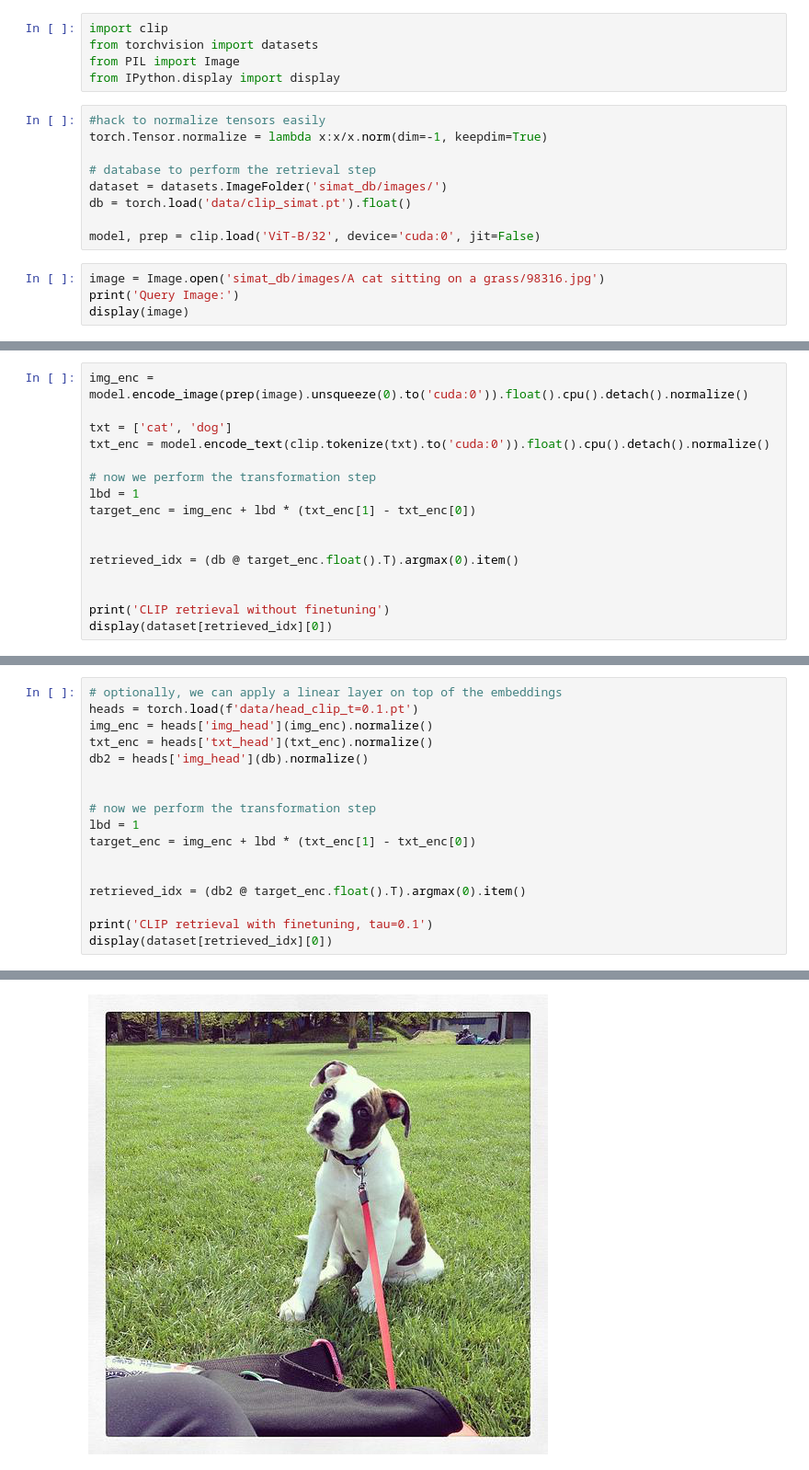
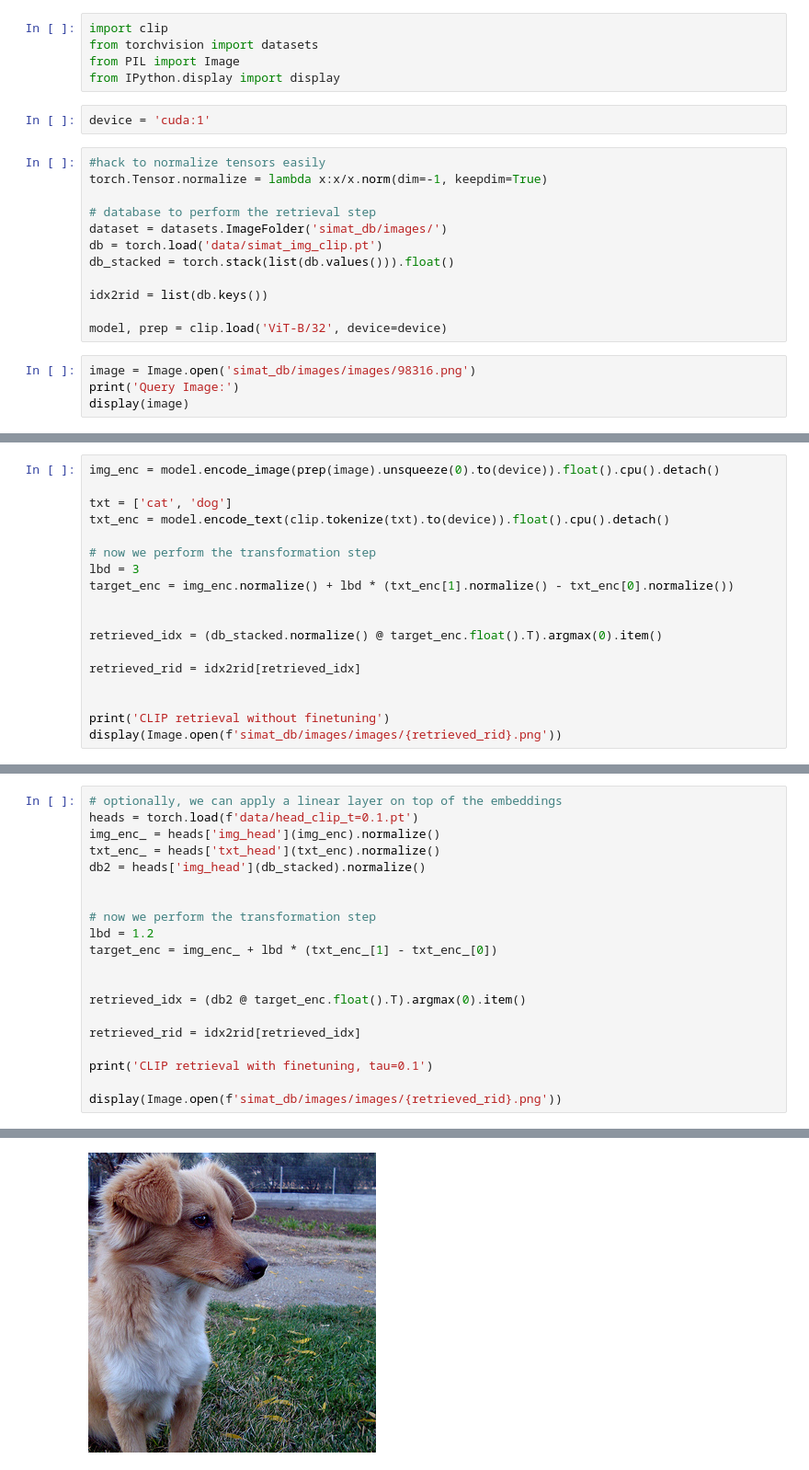
Before and after one commit to facebookresearch/SIMAT, a Jupyter notebook: demo.ipynb, the cells around one changed output, grey strips where cells are left out. Shown at 92% size. Drawn from its saved outputs; the diff is of its cells as text.

```diff
--- a/demo.ipynb
+++ b/demo.ipynb
@@ -3,17 +3,22 @@ import clip
 from torchvision import datasets
 from PIL import Image
 from IPython.display import display
+# %%
+device = 'cuda:1'
 # %%
 #hack to normalize tensors easily
 torch.Tensor.normalize = lambda x:x/x.norm(dim=-1, keepdim=True)
 
 # database to perform the retrieval step
 dataset = datasets.ImageFolder('simat_db/images/')
-db = torch.load('data/clip_simat.pt').float()
+db = torch.load('data/simat_img_clip.pt')
+db_stacked = torch.stack(list(db.values())).float()
 
-model, prep = clip.load('ViT-B/32', device='cuda:0', jit=False)
+idx2rid = list(db.keys())
+
+model, prep = clip.load('ViT-B/32', device=device)
 # %%
-image = Image.open('simat_db/images/A cat sitting on a grass/98316.jpg')
+image = Image.open('simat_db/images/images/98316.png')
 print('Query Image:')
 display(image)
 # %% [output]
@@ -22,18 +27,20 @@ Query Image:
 # %%
-img_enc = model.encode_image(prep(image).unsqueeze(0).to('cuda:0')).float().cpu().detach().normalize()
+img_enc = model.encode_image(prep(image).unsqueeze(0).to(device)).float().cpu().detach()
 
 txt = ['cat', 'dog']
-txt_enc = model.encode_text(clip.tokenize(txt).to('cuda:0')).float().cpu().detach().normalize()
+txt_enc = model.encode_text(clip.tokenize(txt).to(device)).float().cpu().detach()
 
 # now we perform the transformation step
-lbd = 1
-target_enc = img_enc + lbd * (txt_enc[1] - txt_enc[0])
+lbd = 3
+target_enc = img_enc.normalize() + lbd * (txt_enc[1].normalize() - txt_enc[0].normalize())
 
 
-retrieved_idx = (db @ target_enc.float().T).argmax(0).item()
+retrieved_idx = (db_stacked.normalize() @ target_enc.float().T).argmax(0).item()
+
+retrieved_rid = idx2rid[retrieved_idx]
 
 
 print('CLIP retrieval without finetuning')
-display(dataset[retrieved_idx][0])
+display(Image.open(f'simat_db/images/images/{retrieved_rid}.png'))
 # %% [output]
 CLIP retrieval without finetuning
@@ -41,20 +48,23 @@ CLIP retrieval without finetuning
 # %%
 # optionally, we can apply a linear layer on top of the embeddings
 heads = torch.load(f'data/head_clip_t=0.1.pt')
-img_enc = heads['img_head'](img_enc).normalize()
-txt_enc = heads['txt_head'](txt_enc).normalize()
-db2 = heads['img_head'](db).normalize()
+img_enc_ = heads['img_head'](img_enc).normalize()
+txt_enc_ = heads['txt_head'](txt_enc).normalize()
+db2 = heads['img_head'](db_stacked).normalize()
 
 
 # now we perform the transformation step
-lbd = 1
-target_enc = img_enc + lbd * (txt_enc[1] - txt_enc[0])
+lbd = 1.2
+target_enc = img_enc_ + lbd * (txt_enc_[1] - txt_enc_[0])
 
 
 retrieved_idx = (db2 @ target_enc.float().T).argmax(0).item()
 
+retrieved_rid = idx2rid[retrieved_idx]
+
 print('CLIP retrieval with finetuning, tau=0.1')
-display(dataset[retrieved_idx][0])
+
+display(Image.open(f'simat_db/images/images/{retrieved_rid}.png'))
 # %% [output]
 CLIP retrieval with finetuning, tau=0.1
-[figure, old version]
+[figure, new version]
```
Also changed, not shown: parts of 2 cells of this notebook, 2 other files.
